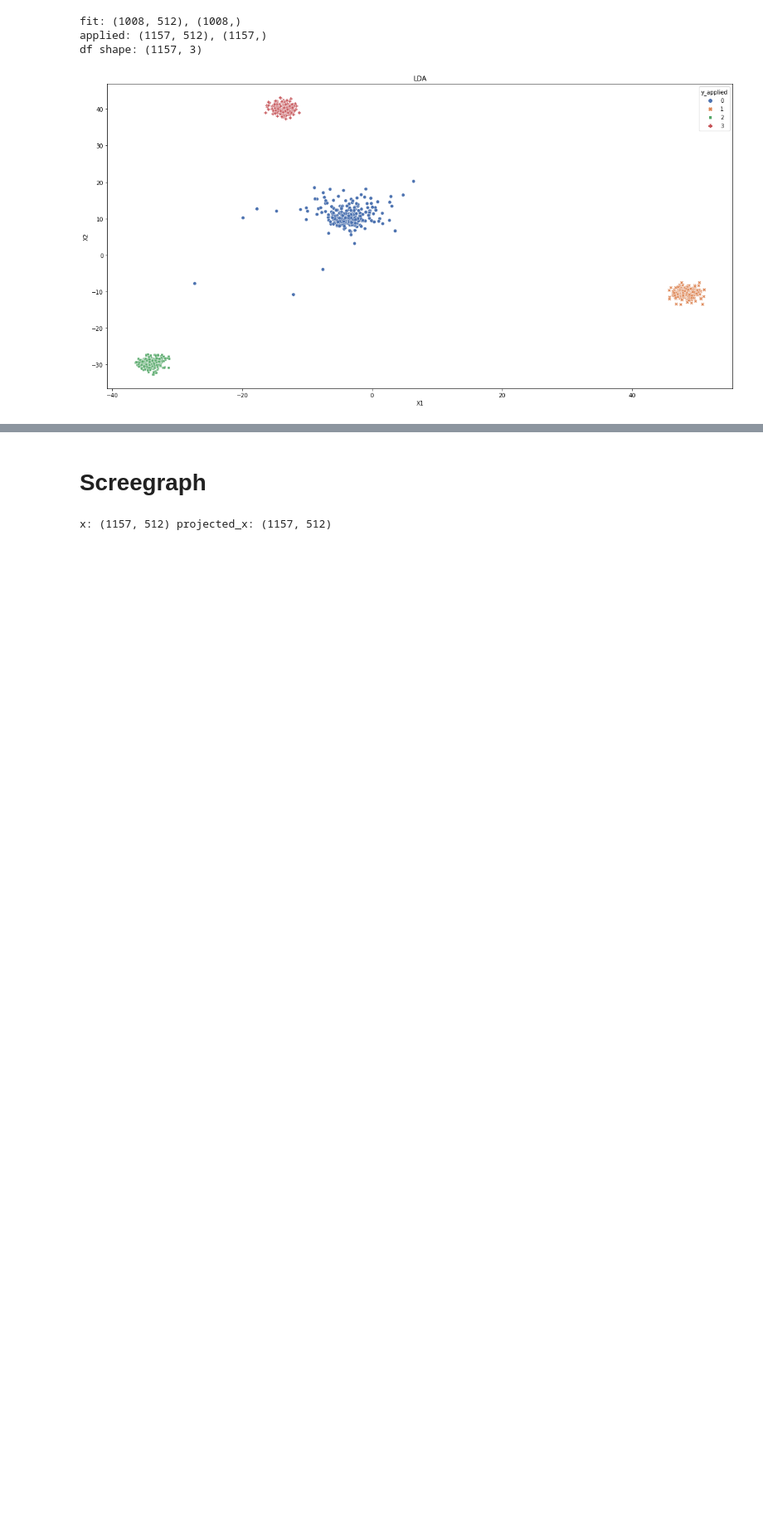
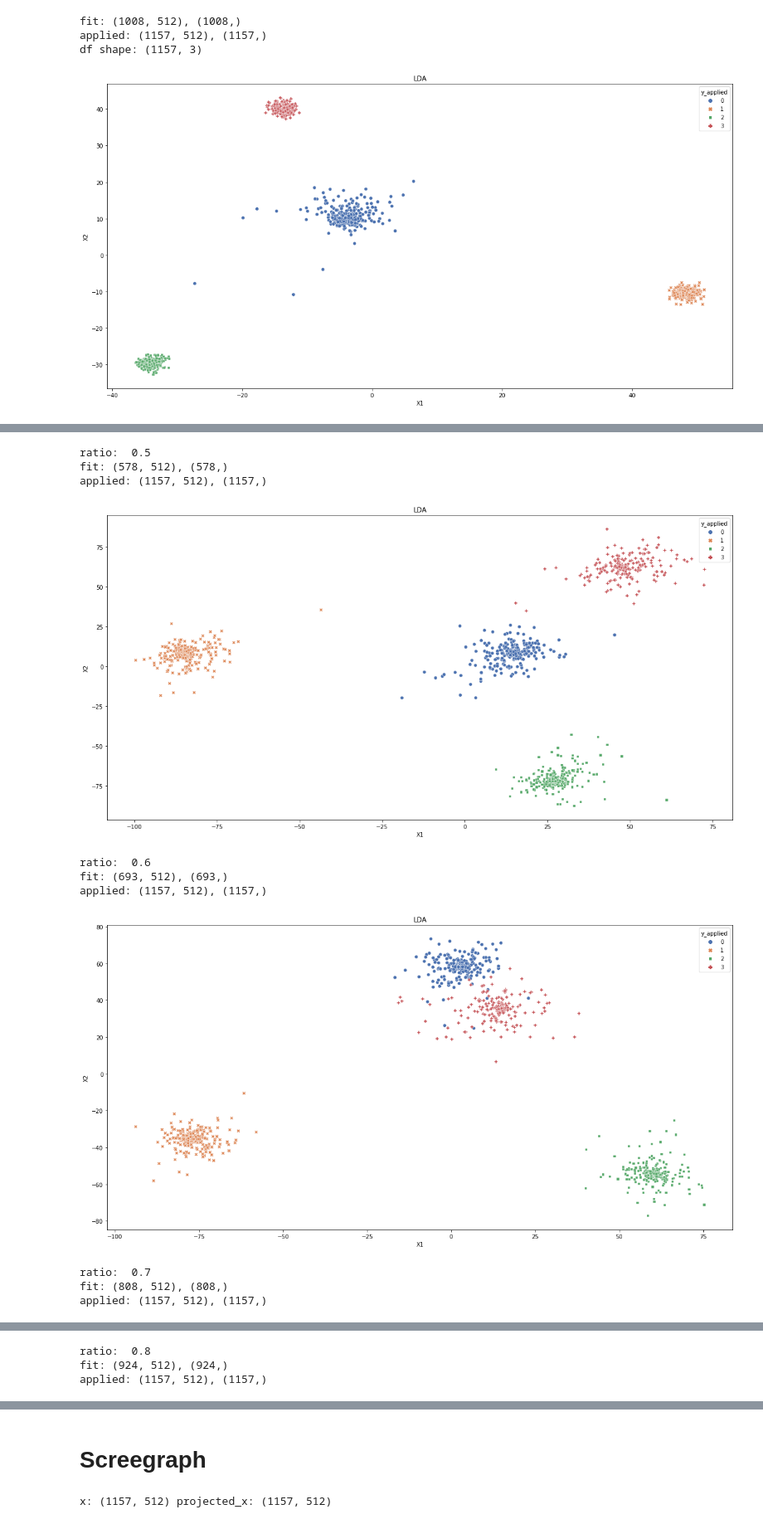
Before and after one commit to ksuchoi216/FaceID_model_rebuild, a Jupyter notebook: eda.ipynb, the cells around one changed output, grey strips where cells are left out. Shown at 83% size. Cells and saved outputs as stored; diff of their text form; code cells hidden in the pictures; blank space fills up the shorter version.

```diff
--- a/eda.ipynb
+++ b/eda.ipynb
@@ -140,0 +125,21 @@ df shape: (1157, 3)
+# %%
+from utils import sampleNumpyForEachLabel
+
+ratios=[0.5, 0.6, 0.7, 0.8, 0.9]
+for ratio in ratios:
+    print('ratio: ', ratio)
+    emb__, lb__ = sampleNumpyForEachLabel(emb, lb, ratio)
+
+    show_dimension_reduction_lda(emb__, lb__, emb, lb)
+# %% [output]
+ratio:  0.5
+fit: (578, 512), (578,)
+applied: (1157, 512), (1157,)
+[figure, added]
+ratio:  0.6
+fit: (693, 512), (693,)
+applied: (1157, 512), (1157,)
+[figure, added]
+ratio:  0.7
+fit: (808, 512), (808,)
+applied: (1157, 512), (1157,)
@@ -140,0 +147,3 @@ df shape: (1157, 3)
+ratio:  0.8
+fit: (924, 512), (924,)
+applied: (1157, 512), (1157,)
```
Also changed, not shown: parts of 3 cells of this notebook.
